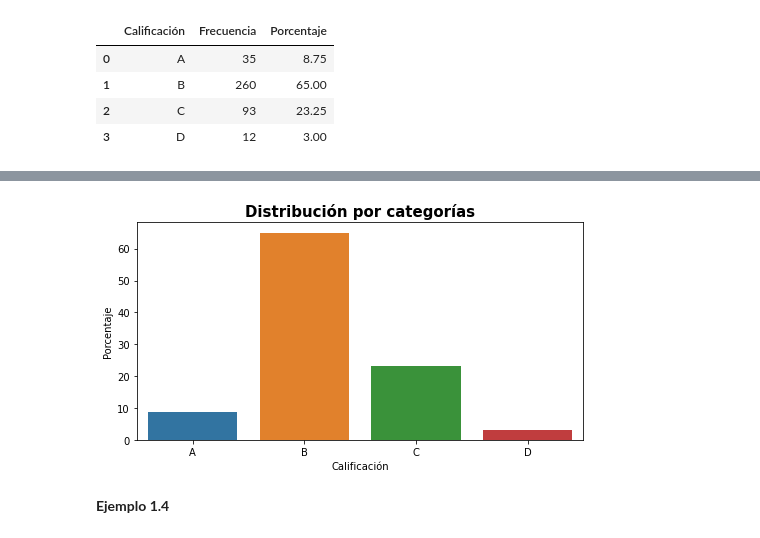
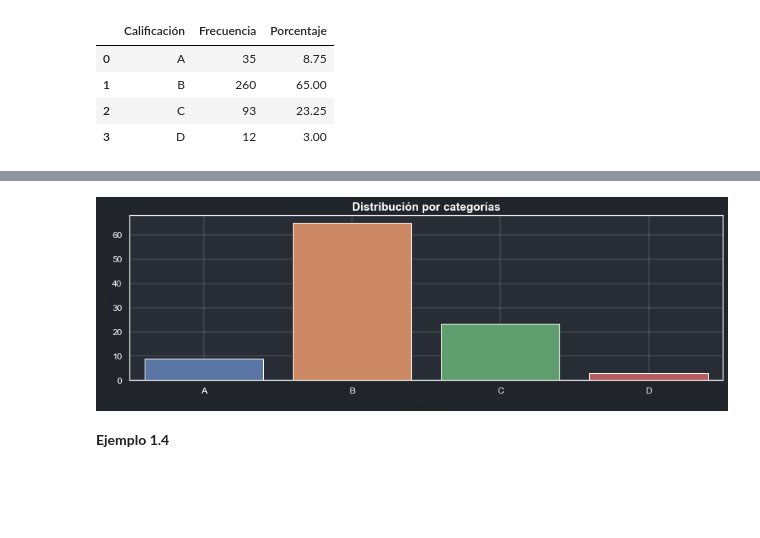
Before and after one commit to JuanFeA98/Estadistica_Probabilidad, a Jupyter notebook: Probabilidad_y_Estadistica/1. Descripcion de datos por medio de graficas.ipynb, the cells around one changed output, grey strips where cells are left out. Drawn from its saved outputs; the diff is of its cells as text; code cells hidden in the pictures; blank space fills up the shorter version.

```diff
--- a/Probabilidad_y_Estadistica/1. Descripcion de datos por medio de graficas.ipynb
+++ b/Probabilidad_y_Estadistica/1. Descripcion de datos por medio de graficas.ipynb
@@ -71,17 +97,26 @@ df
 # %%
-plt.figure(figsize=(8,4))
-sns.barplot(x=df['Calificación'], y=df['Porcentaje'])
+sns.set(rc={'figure.facecolor': '#21252b', 'axes.facecolor': '#282c34'})
+
+plt.figure(figsize=(14,4))
+
+sns.barplot(data= df, x='Calificación', y='Porcentaje')
 plt.title(
     'Distribución por categorías',
     fontdict={
-        'color':'black',
+        'color':'white',
         'fontsize': 15,
         'fontweight': 'bold'
     }
 )
+
+plt.xticks(color='white', size=12)
+plt.yticks(color='white', size=12)
+
+plt.grid(linewidth=0.2)
+
 plt.show()
 # %% [output]
-[figure, old version]
+[figure, new version]
 # %% [markdown]
 **Ejemplo 1.4**
 # %% [markdown]
```
Also changed, not shown: parts of 25 cells of this notebook.
